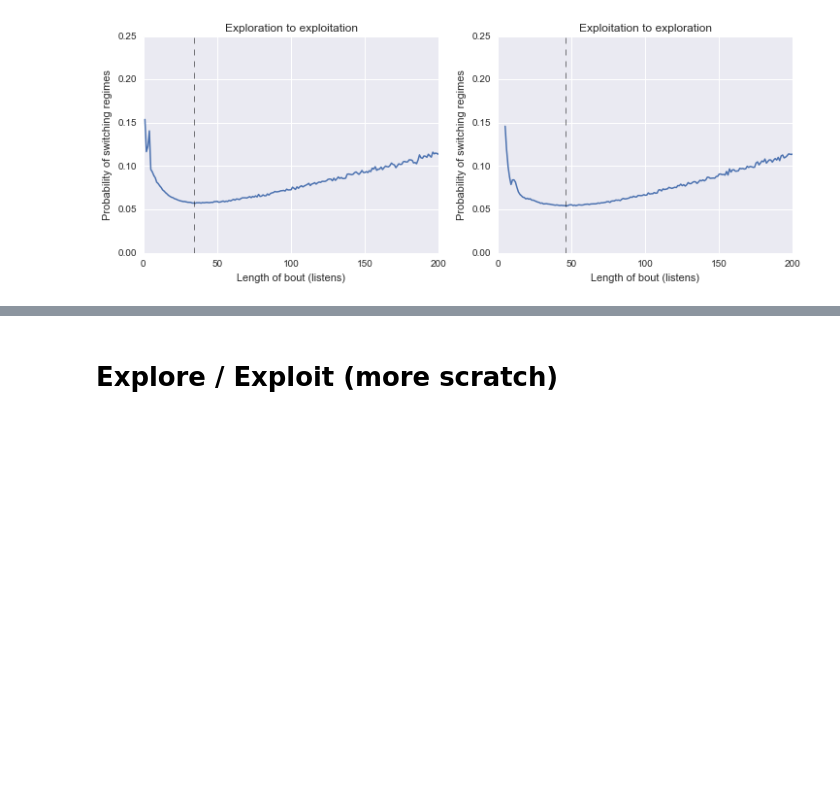
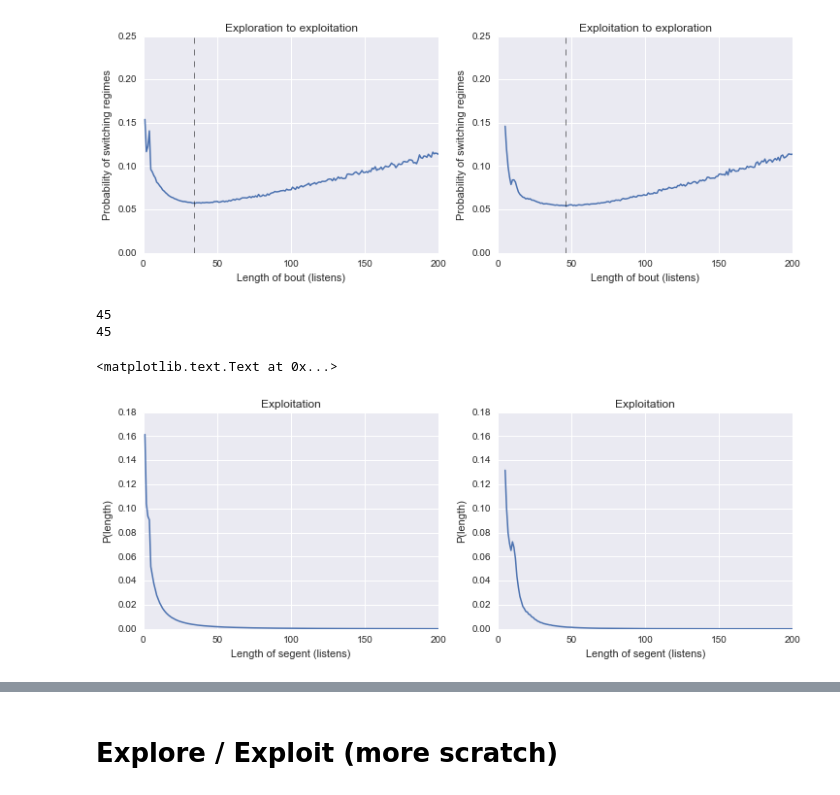
Before and after one commit to jlorince/MusicForaging, a Jupyter notebook: notebooks/result_viz.ipynb, the cells around one changed output, grey strips where cells are left out. Drawn from its saved outputs; the diff is of its cells as text; code cells hidden in the pictures; blank space fills up the shorter version.

Commit message:
patch length dist fix

```diff
--- a/notebooks/result_viz.ipynb
+++ b/notebooks/result_viz.ipynb
@@ -482,3 +477,28 @@ with open('../testData/ee_segments_concat') as fin:
                 result_exploit.append(arr[:500])
         except:
             continue
+# %%
+fig,axes = plt.subplots(1,2,figsize=(12,4))
+max_x = 200
+
+for i,result in enumerate((result_explore,result_exploit)):
+    ax= axes[i]
+    arr = np.vstack(result).sum(0)
+    #arr[arr==1] = np.nan
+    plt_result = arr / float(arr.sum())
+    if i == 1:
+        plt_result[:4] = np.nan
+    ax.plot(range(1,500+1),plt_result,lw=1.5)
+    ax.set_xlim(0,200)
+    #ax.set_ylim(0.05,.2)
+    ax.set_ylabel('P(length)')
+    ax.set_xlabel('Length of segent (listens)')
+    ax.set_ylim(0,0.18)
+    #ax.set_yscale("log")
+axes[0].set_title('Exploitation')
+axes[1].set_title('Exploitation')
+# %% [output]
+45
+45
+<matplotlib.text.Text at 0x...>
+[figure, added]
```
Also changed, not shown: parts of 9 cells of this notebook, 3 other files.
